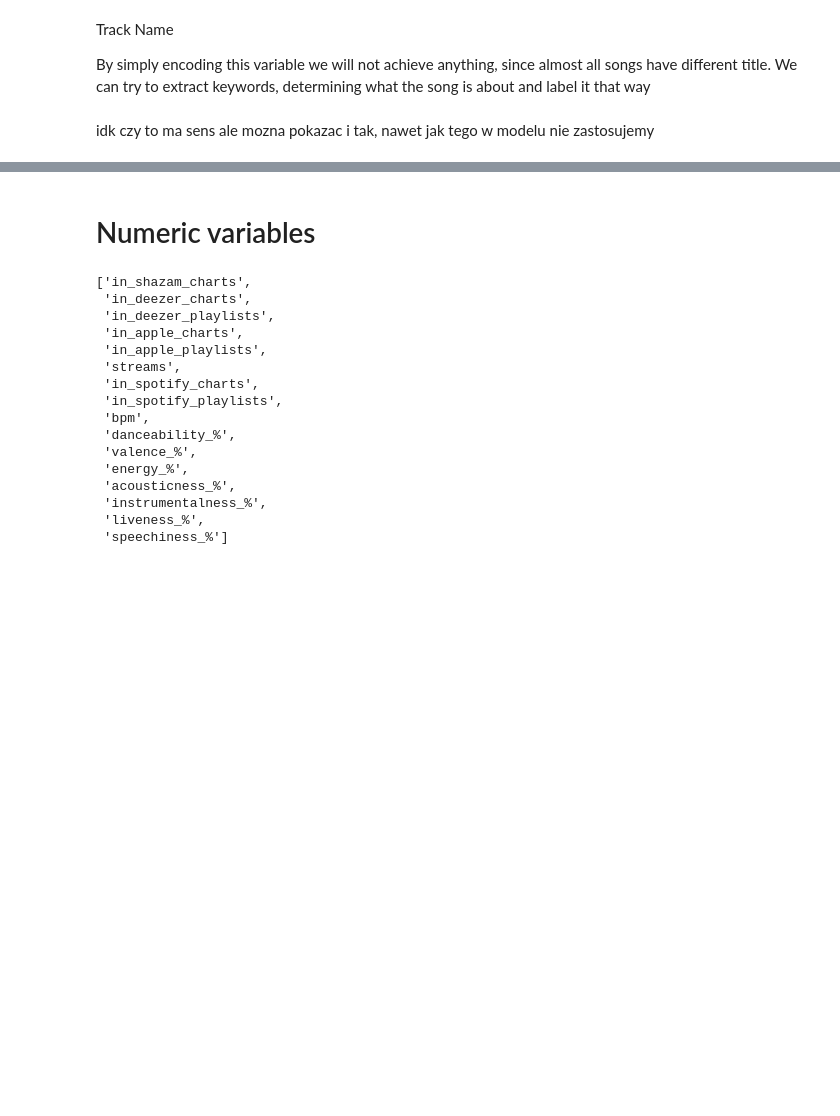
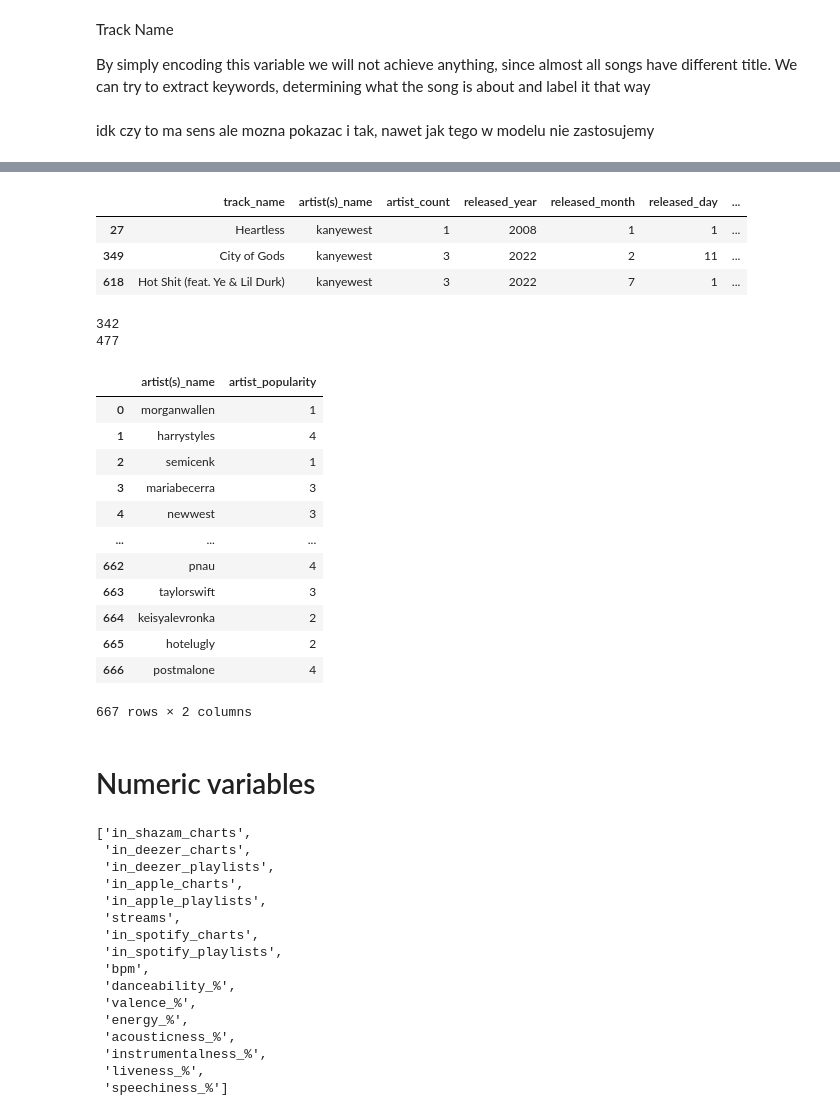
Before and after one commit to nataliachoszczyk/spotify-songs-clustering, a Jupyter notebook: FE_modelling_KM2/modelling_N.ipynb, the cells around one changed output, grey strips where cells are left out. Saved outputs shown, nothing was run; the diff lists cells and outputs as text; code cells hidden in the pictures; blank space fills up the shorter version.

```diff
--- a/FE_modelling_KM2/modelling_N.ipynb
+++ b/FE_modelling_KM2/modelling_N.ipynb
@@ -113,10 +123,8 @@ spotify_df['mode'] = label_encoder.fit_transform(spotify_df['mode'])
 released_month and released_day
 # %%
 spotify_df['month_sin'] = np.sin(2 * np.pi * spotify_df['released_month'] / 12)
-spotify_df['month_cos'] = np.cos(2 * np.pi * spotify_df['released_month'] / 12)
 
 spotify_df['day_sin'] = np.sin(2 * np.pi * spotify_df['released_day'] / 31)
-spotify_df['day_cos'] = np.cos(2 * np.pi * spotify_df['released_day'] / 31)
 # %% [markdown]
 released_year
 # %%
@@ -215,3 +273,60 @@ todo
+# %%
+spotify_df = process_artists(spotify_df,popularity)
+spotify_df[spotify_df['artist(s)_name'].str.contains('kanye', case=False, na=False)]
+# %% [output]
+|  | track_name | artist(s)_name | artist_count | released_year | released_month | released_day | ... |
+| 27 | Heartless | kanyewest | 1 | 2008 | 1 | 1 | ... |
+| 349 | City of Gods | kanyewest | 3 | 2022 | 2 | 11 | ... |
+| 618 | Hot Shit (feat. Ye & Lil Durk) | kanyewest | 3 | 2022 | 7 | 1 | ... |
+# %%
+print(len(df2['artist(s)_name'].unique()))
+print(len(spotify_df['artist(s)_name'].unique()))
+# %% [output]
+342
+477
+# %%
+# function to group artists of songs by popularity
+def assign_artist_popularity(df, artist_avg_streams, artist_col='artist(s)_name'):
+    # Calculate the four quantiles for the dictionary values
+    quantiles = pd.qcut(list(artist_avg_streams.values()), 4, labels=False, retbins=True)[1]
+
+    # Function to assign popularity based on quantiles
+    def get_popularity(artist, artist_avg_streams, quantiles):
+        artist = artist.lower().replace(' ', '')
+        avg_streams = artist_avg_streams.get(artist, None)
+        if avg_streams is not None:
+            if avg_streams <= quantiles[1]:
+                return 1
+            elif avg_streams <= quantiles[2]:
+                return 2
+            elif avg_streams <= quantiles[3]:
+                return 3
+            else:
+                return 4
+        else:
+            return 1  # Assign 1 if artist is not in the dictionary
+
+    # Create a new column 'artist_popularity' and assign values based on quantiles
+    df['artist_popularity'] = df[artist_col].apply(lambda artist: get_popularity(artist, artist_avg_streams, quantiles))
+
+    return df
+# %%
+assign_artist_popularity(spotify_df,popularity)
+spotify_df[['artist(s)_name','artist_popularity']]
+# %% [output]
+|  | artist(s)_name | artist_popularity |
+| 0 | morganwallen | 1 |
+| 1 | harrystyles | 4 |
+| 2 | semicenk | 1 |
+| 3 | mariabecerra | 3 |
+| 4 | newwest | 3 |
+| ... | ... | ... |
+| 662 | pnau | 4 |
+| 663 | taylorswift | 3 |
+| 664 | keisyalevronka | 2 |
+| 665 | hotelugly | 2 |
+| 666 | postmalone | 4 |
+667 rows × 2 columns
 # %% [markdown]
 # Numeric variables
 # %%
```
Also changed, not shown: parts of 17 cells of this notebook.
